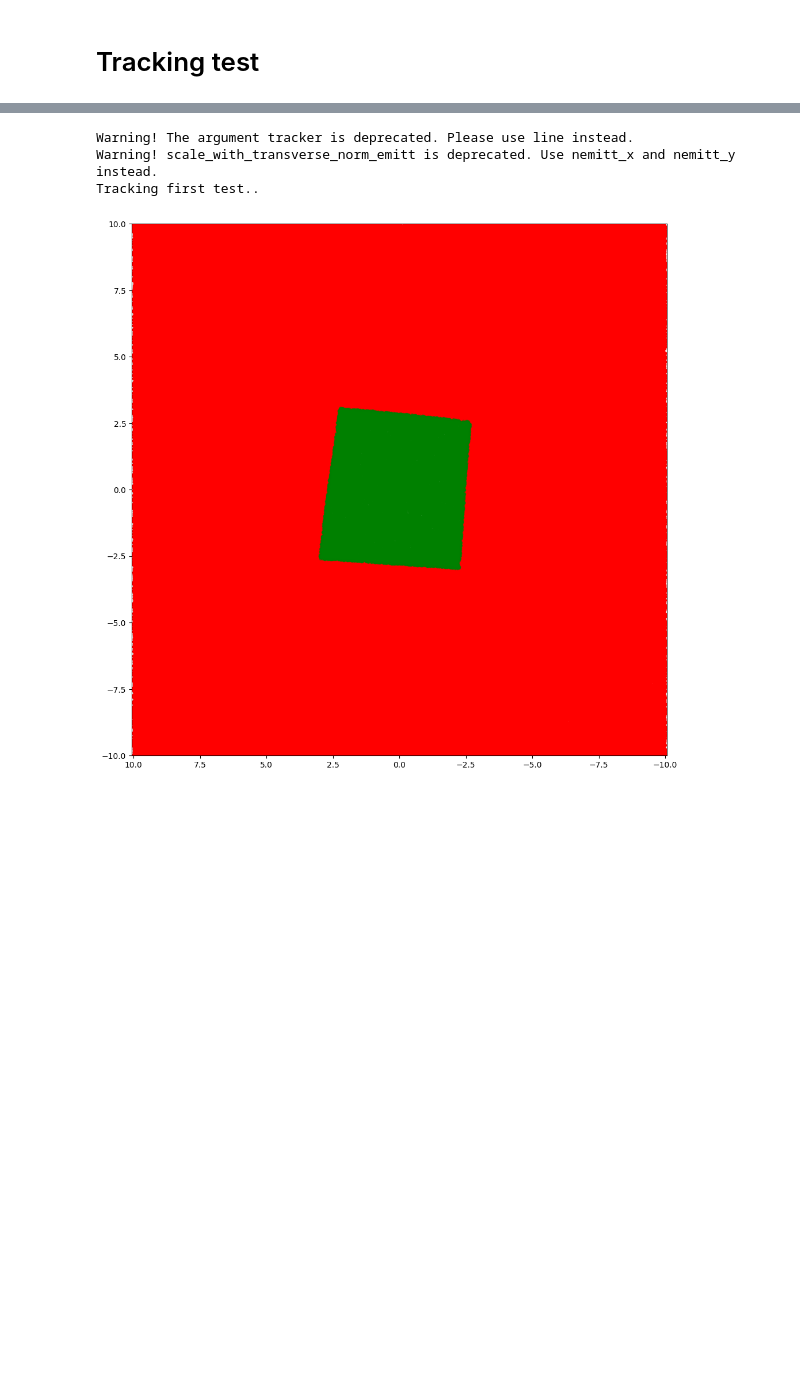
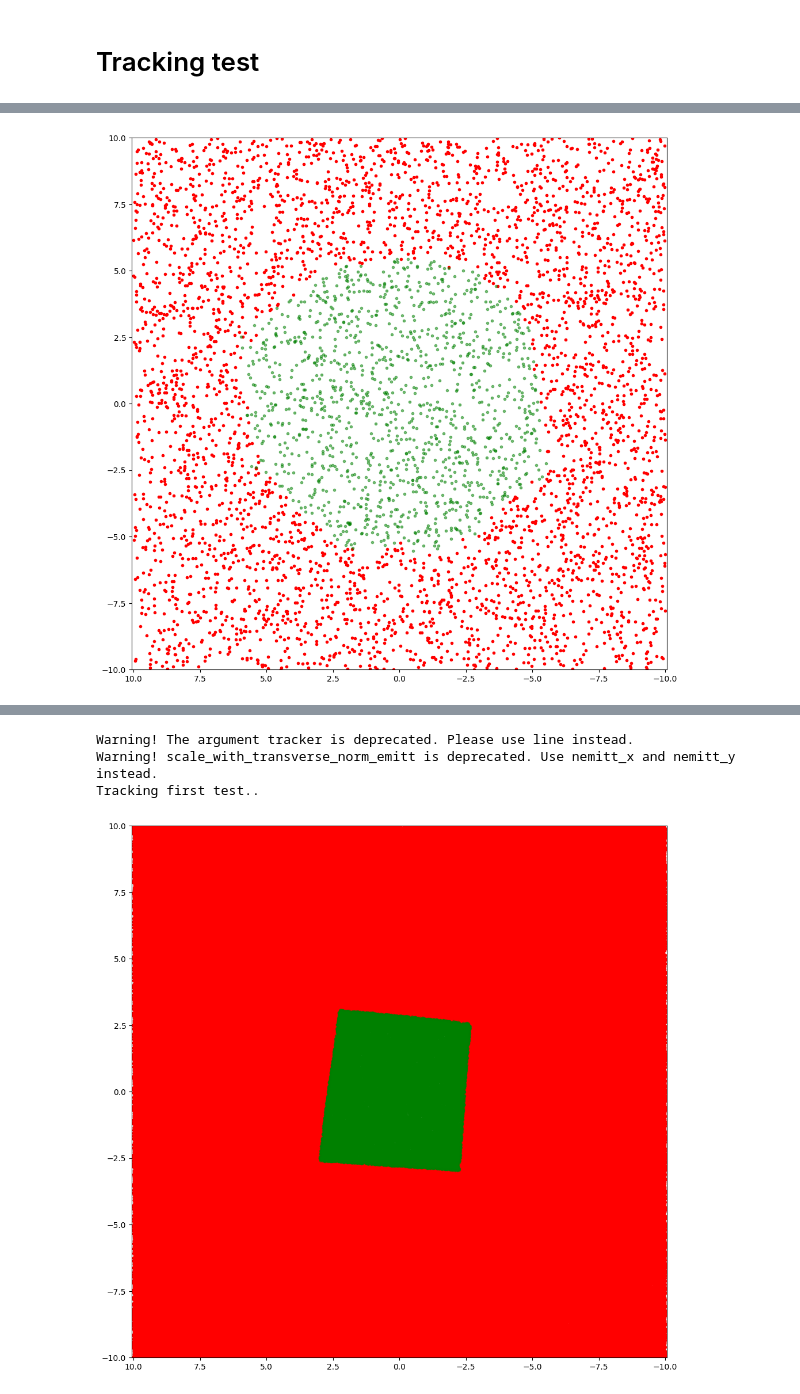
Before and after one commit to pbelange/BBStudies, a Jupyter notebook: Machines/XMask/Jobs/003_particle_dist_and_track/tracking_test.ipynb, the cells around one changed output, grey strips where cells are left out. Saved outputs shown, nothing was run; the diff lists cells and outputs as text; code cells hidden in the pictures; blank space fills up the shorter version.

Commit message:
Progress with xmask

```diff
--- a/Machines/XMask/Jobs/003_particle_dist_and_track/tracking_test.ipynb
+++ b/Machines/XMask/Jobs/003_particle_dist_and_track/tracking_test.ipynb
@@ -147,0 +385,26 @@ Text(0.5, 0, 'x [m]')
+# %%
+# Reloading xPlus
+xPlus = importlib.reload(xPlus)
+seq = 'lhcb1'
+
+# Create initial particles
+
+part = xp.build_particles( line = collider[seq],
+                            x_norm=x_norm,
+                            px_norm=px_norm,
+                            y_norm=y_norm,
+                            py_norm=py_norm,
+                            nemitt_x=2.5e-6, nemitt_y=2.5e-6,
+                            _context=context)
+
+
+num_turns = 100
+# collider[seq].track(part, num_turns=num_turns,turn_by_turn_monitor=True)
+# df = pd.DataFrame(collider[seq].record_last_track.to_dict()['data'])
+# df.groupby('at_turn').count()
+
+# # Tracking
+tracked = xPlus.Tracking_Interface(collider[seq],particles=part,n_turns = 100,method='6D',progress=True,saveVars = False)
+# _tracked = xPlus.Tracking_Interface(collider[seq],particles=part,n_turns = 100,method='6D',progress=False,saveVars = False)
+# _tracked.df.groupby('at_turn').count()
+tracked.df.groupby('turn').count()
@@ -147,0 +451,16 @@ Text(0.5, 0, 'x [m]')
+# %%
+# hence we need to 'unsort' them using their IDs
+import matplotlib.pyplot as plt
+surv = part.state.copy()
+surv[part.particle_id] = part.state
+
+# Plot the surviving particles as green
+plt.figure(1,figsize=(12,12))
+plt.plot(x_norm[surv<=0], y_norm[surv<=0], '.', color='red')
+plt.plot(x_norm[surv>0], y_norm[surv>0], '.', color='green',alpha=0.5)
+plt.axis('equal')
+plt.axis([n_sigmas, -n_sigmas, -n_sigmas, n_sigmas])
+# plt.axis([2.5, -2.5, -2.5, 2.5])
+plt.show()
+# %% [output]
+[figure, added]
```
Also changed, not shown: parts of 74 cells of this notebook, 9 other files.
